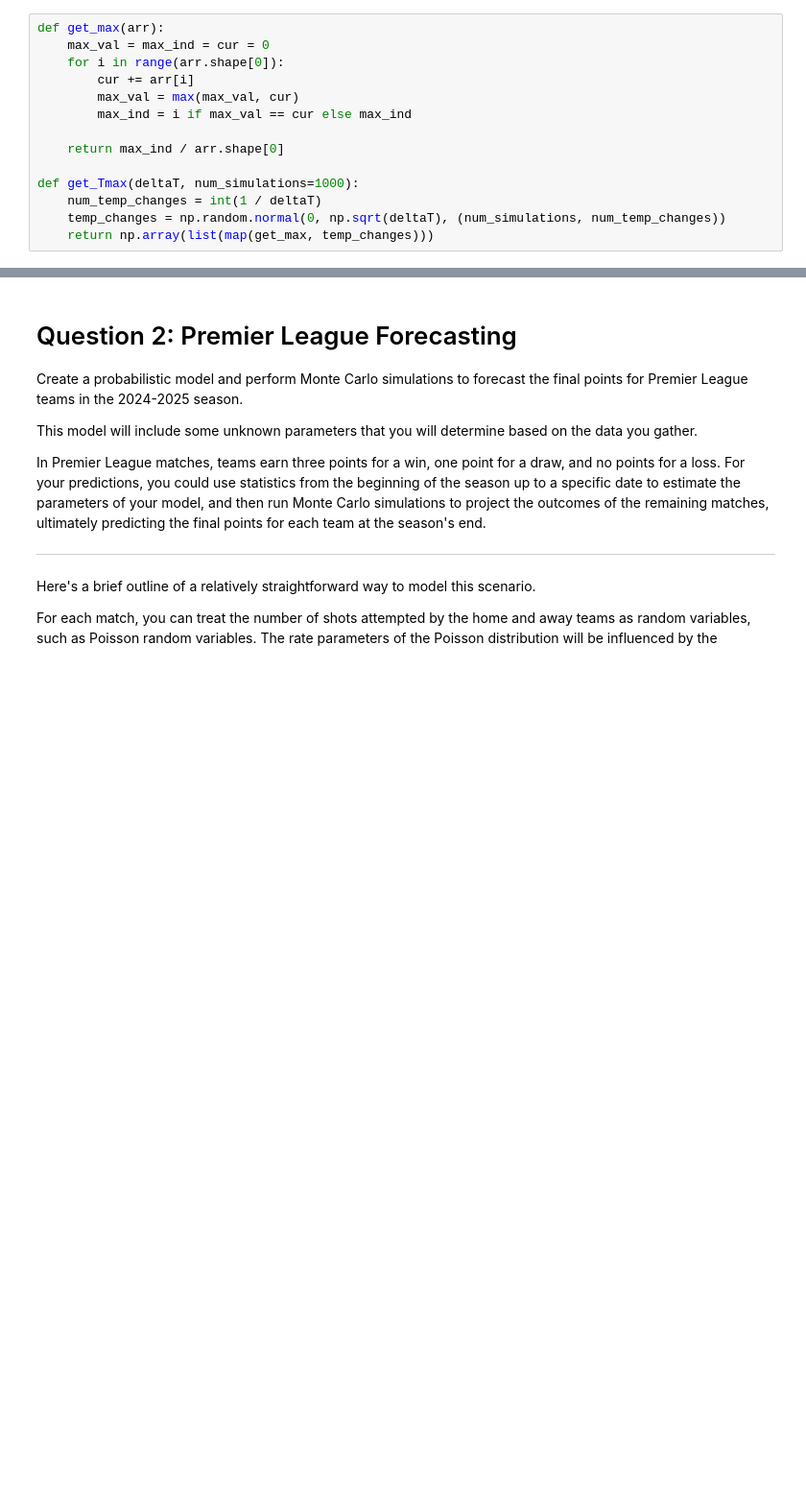
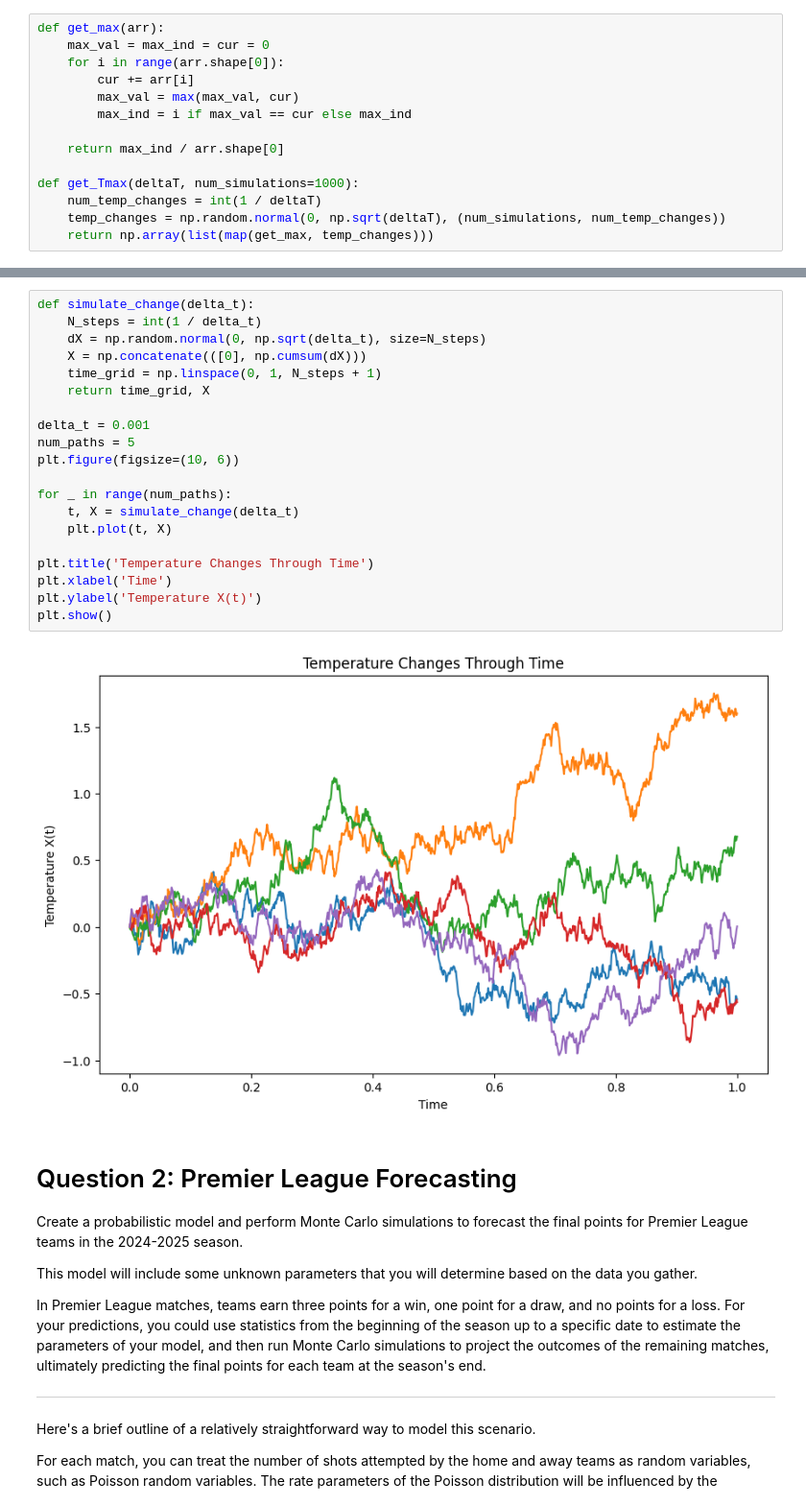
Before and after one commit to ZichengLiang/JLLA_Probablity, a Jupyter notebook: JLLA.ipynb, the cells around one changed output, grey strips where cells are left out. Shown at 96% size. Drawn from its saved outputs; the diff is of its cells as text; blank space fills up the shorter version.

```diff
--- a/JLLA.ipynb
+++ b/JLLA.ipynb
@@ -124,3 +150,25 @@ plt.show()
+# %%
+def simulate_change(delta_t):
+    N_steps = int(1 / delta_t)
+    dX = np.random.normal(0, np.sqrt(delta_t), size=N_steps)
+    X = np.concatenate(([0], np.cumsum(dX)))
+    time_grid = np.linspace(0, 1, N_steps + 1)
+    return time_grid, X
+
+delta_t = 0.001
+num_paths = 5
+plt.figure(figsize=(10, 6))
+
+for _ in range(num_paths):
+    t, X = simulate_change(delta_t)
+    plt.plot(t, X)
+
+plt.title('Temperature Changes Through Time')
+plt.xlabel('Time')
+plt.ylabel('Temperature X(t)')
+plt.show()
+# %% [output]
+[figure, added]
 # %% [markdown]
 # Question 2: Premier League Forecasting
 
```
Also changed, not shown: parts of 21 cells of this notebook.
